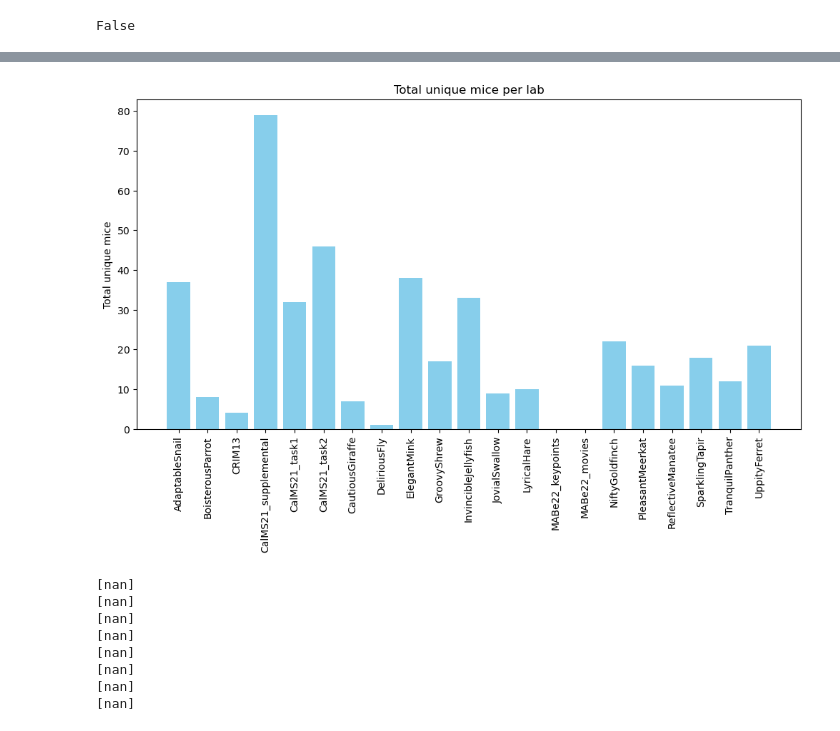
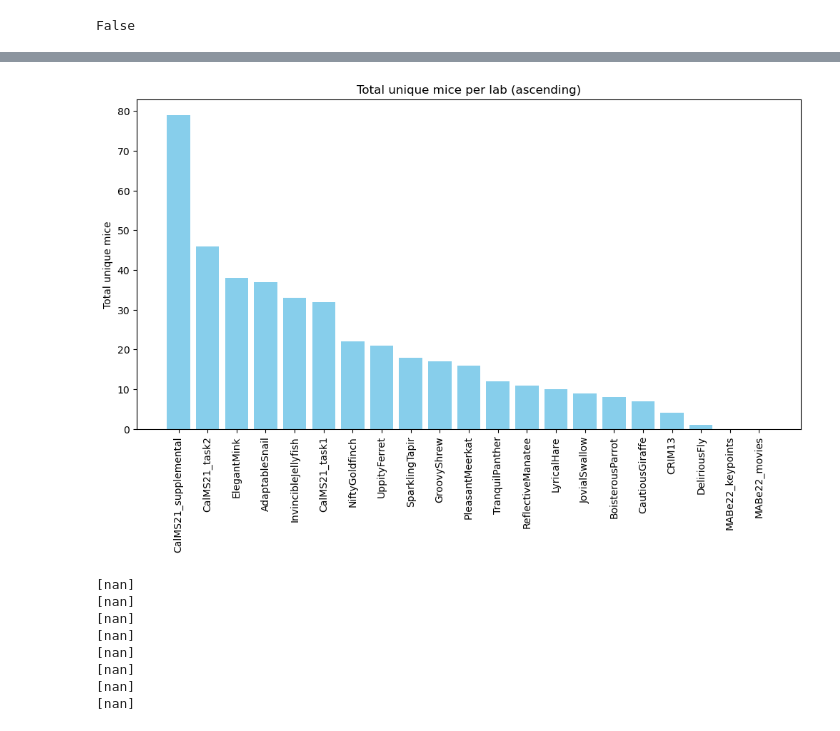
Before and after one commit to falsematrix/mabe, a Jupyter notebook: mabe_code/eda/mouse_ids.ipynb, the cells around one changed output, grey strips where cells are left out. Saved outputs shown, nothing was run; the diff lists cells and outputs as text; code cells hidden in the pictures.

```diff
--- a/mabe_code/eda/mouse_ids.ipynb
+++ b/mabe_code/eda/mouse_ids.ipynb
@@ -215,26 +184,29 @@ mouse4_id: 1
 # %%
 import matplotlib.pyplot as plt
 import pandas as pd
 
 # Get all columns containing "_id"
 id_cols = get_col_names("_id")
 
 # Compute total unique mice per lab
 lab_totals = train_metadata.groupby("lab_id")[id_cols].nunique().sum(axis=1)
 
 # Convert to DataFrame for plotting
 df_plot = lab_totals.reset_index()
 df_plot.columns = ['lab_id', 'total_mice']
 
+# Sort by total_mice ascending
+df_plot = df_plot.sort_values('total_mice', ascending=False)
+
 # Bar plot
 plt.figure(figsize=(12,6))
 plt.bar(df_plot['lab_id'], df_plot['total_mice'], color='skyblue')
 plt.xticks(rotation=90)
 plt.ylabel("Total unique mice")
-plt.title("Total unique mice per lab")
+plt.title("Total unique mice per lab (ascending)")
 plt.show()
 # %% [output]
-[figure, old version]
+[figure, new version]
 # %%
 from data_utils import pretrain_labs
 
```
Also changed, not shown: parts of 3 cells of this notebook.
